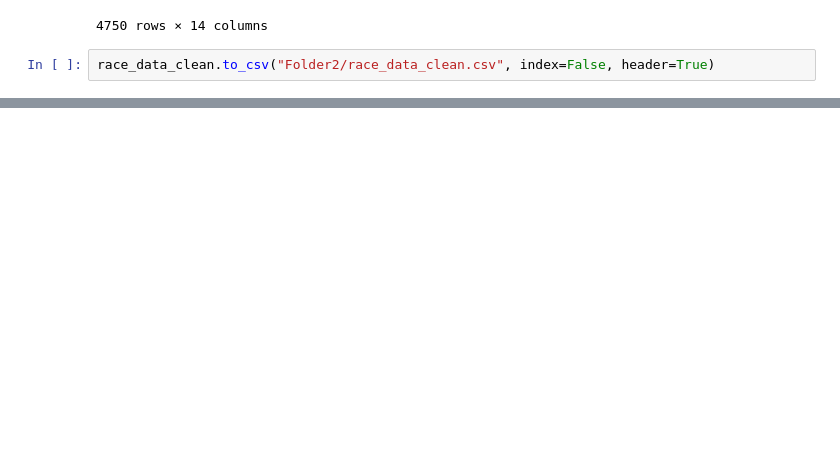
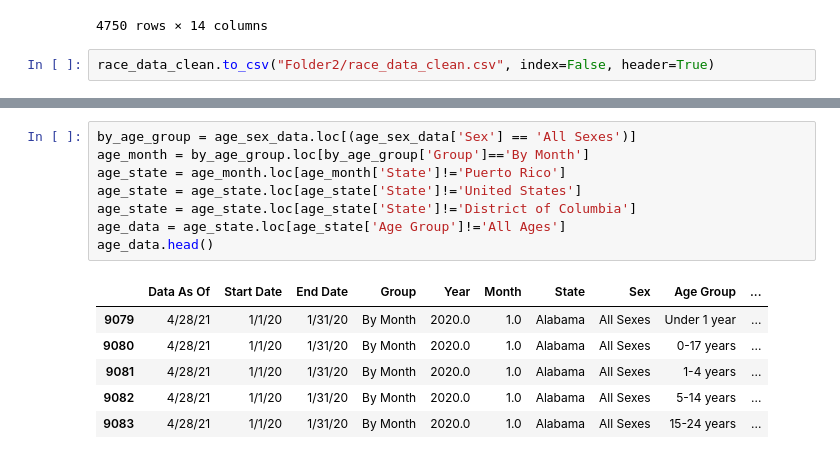
Before and after one commit to jenniecinelli/project_one, a Jupyter notebook: jennie cleaning notebook.ipynb, the cells around one changed output, grey strips where cells are left out. Saved outputs shown, nothing was run; the diff lists cells and outputs as text; blank space fills up the shorter version.

```diff
--- a/COVID Tracking Project CSV - Cleaned.ipynb
+++ b/jennie cleaning notebook.ipynb
@@ -204,0 +217,15 @@ race_data_clean.to_csv("Folder2/race_data_clean.csv", index=False, header=True)
+# %%
+by_age_group = age_sex_data.loc[(age_sex_data['Sex'] == 'All Sexes')]
+age_month = by_age_group.loc[by_age_group['Group']=='By Month']
+age_state = age_month.loc[age_month['State']!='Puerto Rico']
+age_state = age_state.loc[age_state['State']!='United States']
+age_state = age_state.loc[age_state['State']!='District of Columbia']
+age_data = age_state.loc[age_state['Age Group']!='All Ages']
+age_data.head()
+# %% [output]
+|  | Data As Of | Start Date | End Date | Group | Year | Month | State | Sex | Age Group | ... |
+| 9079 | 4/28/21 | 1/1/20 | 1/31/20 | By Month | 2020.0 | 1.0 | Alabama | All Sexes | Under 1 year | ... |
+| 9080 | 4/28/21 | 1/1/20 | 1/31/20 | By Month | 2020.0 | 1.0 | Alabama | All Sexes | 0-17 years | ... |
+| 9081 | 4/28/21 | 1/1/20 | 1/31/20 | By Month | 2020.0 | 1.0 | Alabama | All Sexes | 1-4 years | ... |
+| 9082 | 4/28/21 | 1/1/20 | 1/31/20 | By Month | 2020.0 | 1.0 | Alabama | All Sexes | 5-14 years | ... |
+| 9083 | 4/28/21 | 1/1/20 | 1/31/20 | By Month | 2020.0 | 1.0 | Alabama | All Sexes | 15-24 years | ... |
```
Also changed, not shown: parts of 12 cells of this notebook, 3 other files.
